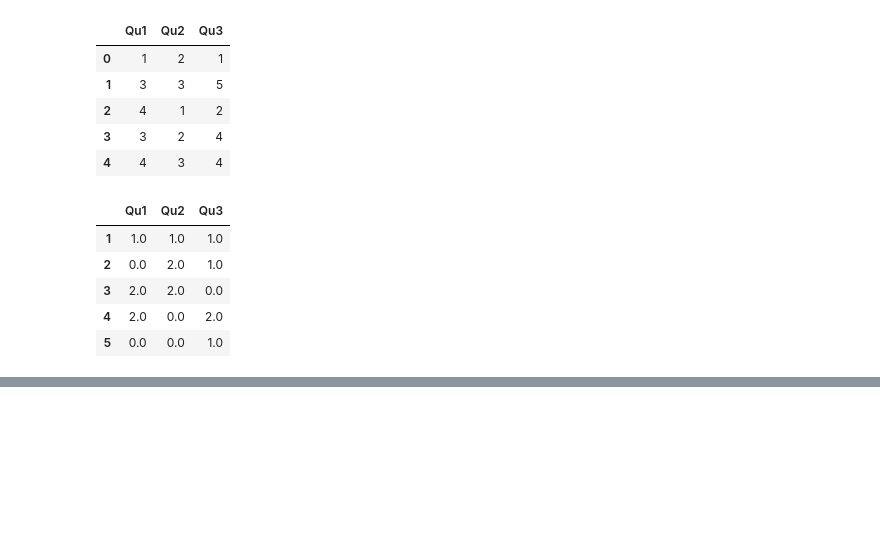
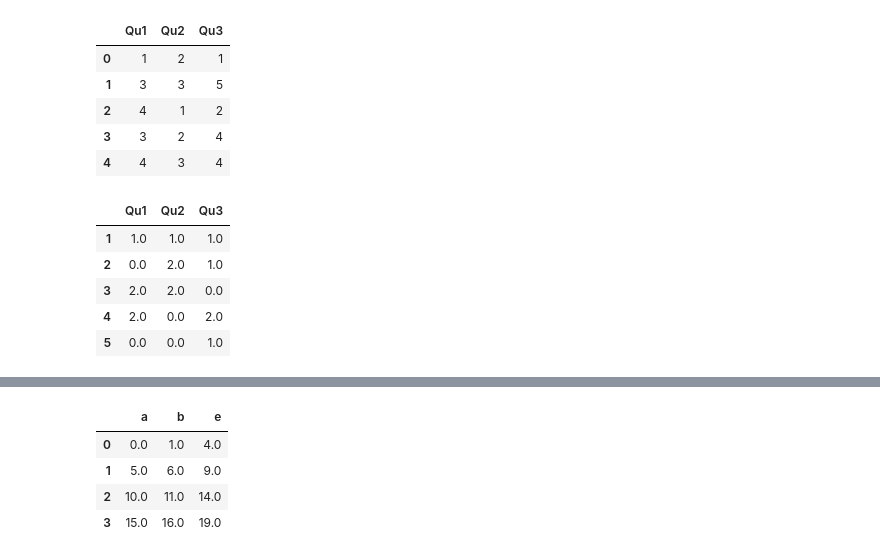
Before and after one commit to ercsssn/data-analysis-notes, a Jupyter notebook: pfda.ipynb, the cells around one changed output, grey strips where cells are left out. Saved outputs shown, nothing was run; the diff lists cells and outputs as text; code cells hidden in the pictures; blank space fills up the shorter version.

```diff
--- a/pfda.ipynb
+++ b/pfda.ipynb
@@ -1424,0 +1656,8 @@ result
+# %%
+df2.dropna(axis=1)
+# %% [output]
+|  | a | b | e |
+| 0 | 0.0 | 1.0 | 4.0 |
+| 1 | 5.0 | 6.0 | 9.0 |
+| 2 | 10.0 | 11.0 | 14.0 |
+| 3 | 15.0 | 16.0 | 19.0 |
```
Also changed, not shown: parts of 29 cells of this notebook, 5 other files.
